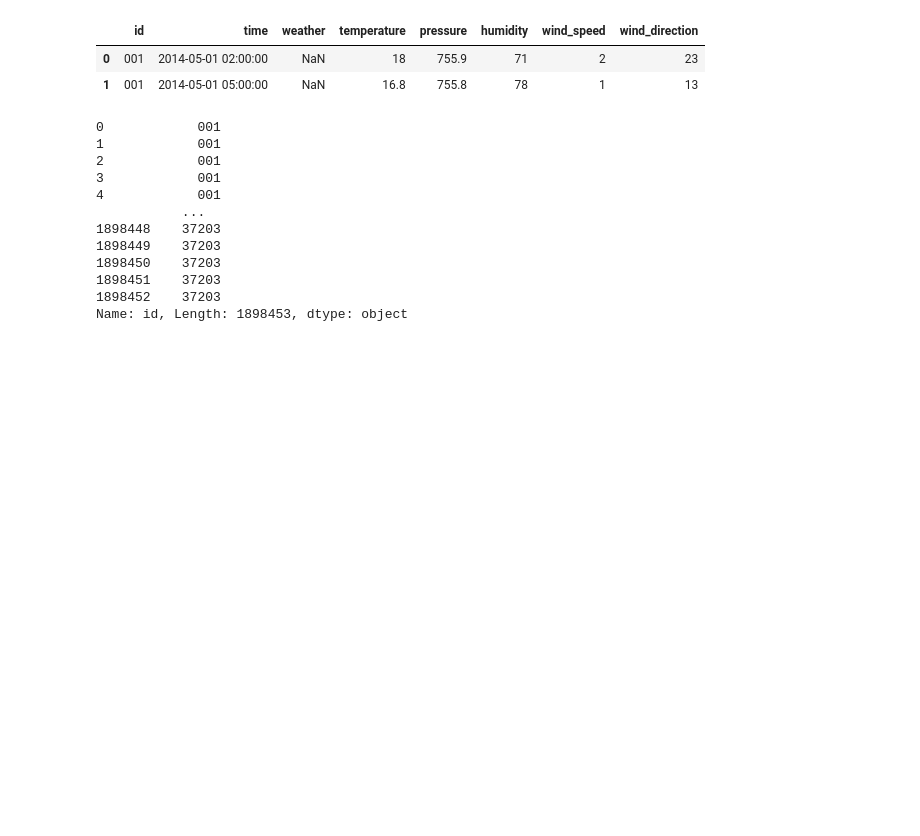
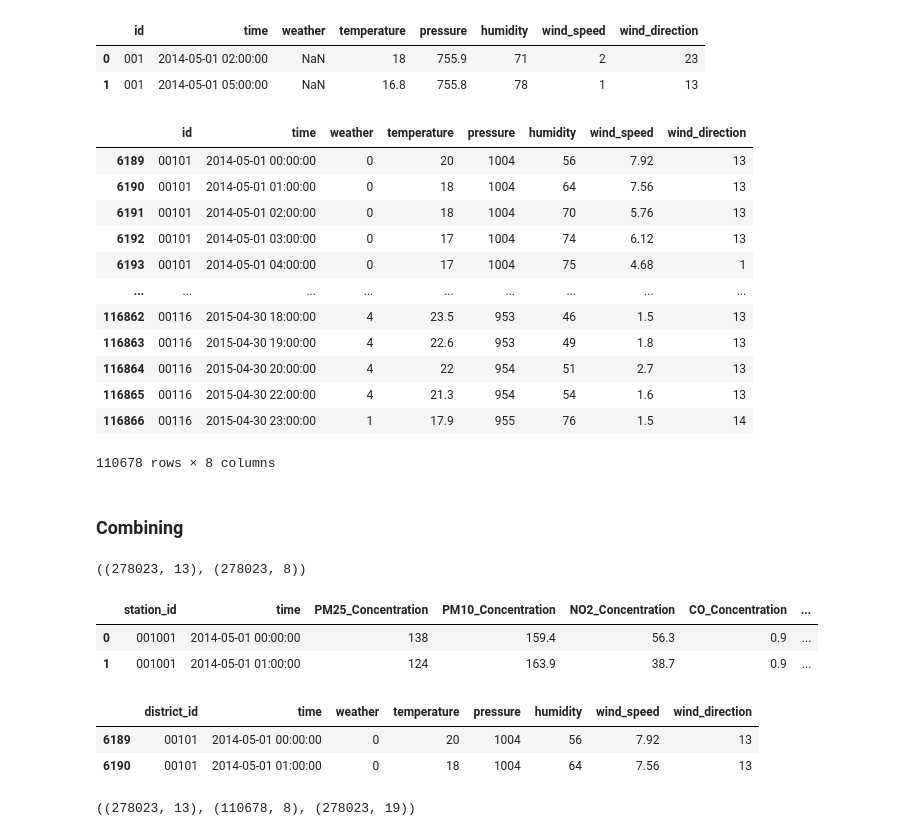
Before and after one commit to patel-zeel/AAAI22-old, a Jupyter notebook: preprocessing/combine_aq_met.ipynb, the cells around one changed output. Cells and saved outputs as stored; diff of their text form; code cells hidden in the pictures; blank space fills up the shorter version.

```diff
--- a/preprocessing/combine_aq_met.ipynb
+++ b/preprocessing/combine_aq_met.ipynb
@@ -79,18 +79,45 @@ met_data.head(2)
 |  | id | time | weather | temperature | pressure | humidity | wind_speed | wind_direction |
 | 0 | 001 | 2014-05-01 02:00:00 | NaN | 18 | 755.9 | 71 | 2 | 23 |
 | 1 | 001 | 2014-05-01 05:00:00 | NaN | 16.8 | 755.8 | 78 | 1 | 13 |
-# %%
-beijing_met = met_data.
-# %% [output]
-0            001
-1            001
-2            001
-3            001
-4            001
-           ...
-1898448    37203
-1898449    37203
-1898450    37203
-1898451    37203
-1898452    37203
-Name: id, Length: 1898453, dtype: object
+# %%
+beijing_met = met_data[met_data.id.isin(beijing_districts)]
+beijing_met
+# %% [output]
+|  | id | time | weather | temperature | pressure | humidity | wind_speed | wind_direction |
+| 6189 | 00101 | 2014-05-01 00:00:00 | 0 | 20 | 1004 | 56 | 7.92 | 13 |
+| 6190 | 00101 | 2014-05-01 01:00:00 | 0 | 18 | 1004 | 64 | 7.56 | 13 |
+| 6191 | 00101 | 2014-05-01 02:00:00 | 0 | 18 | 1004 | 70 | 5.76 | 13 |
+| 6192 | 00101 | 2014-05-01 03:00:00 | 0 | 17 | 1004 | 74 | 6.12 | 13 |
+| 6193 | 00101 | 2014-05-01 04:00:00 | 0 | 17 | 1004 | 75 | 4.68 | 1 |
+| ... | ... | ... | ... | ... | ... | ... | ... | ... |
+| 116862 | 00116 | 2015-04-30 18:00:00 | 4 | 23.5 | 953 | 46 | 1.5 | 13 |
+| 116863 | 00116 | 2015-04-30 19:00:00 | 4 | 22.6 | 953 | 49 | 1.8 | 13 |
+| 116864 | 00116 | 2015-04-30 20:00:00 | 4 | 22 | 954 | 51 | 2.7 | 13 |
+| 116865 | 00116 | 2015-04-30 22:00:00 | 4 | 21.3 | 954 | 54 | 1.6 | 13 |
+| 116866 | 00116 | 2015-04-30 23:00:00 | 1 | 17.9 | 955 | 76 | 1.5 | 14 |
+110678 rows × 8 columns
+# %% [markdown]
+### Combining
+# %%
+beijing_aq_with_dist = pd.merge(beijing_aq, beijing_stations, )
+beijing_aq_with_dist.shape, beijing_aq.shape
+# %% [output]
+((278023, 13), (278023, 8))
+# %%
+beijing_aq_with_dist.head(2)
+# %% [output]
+|  | station_id | time | PM25_Concentration | PM10_Concentration | NO2_Concentration | CO_Concentration | ... |
+| 0 | 001001 | 2014-05-01 00:00:00 | 138 | 159.4 | 56.3 | 0.9 | ... |
+| 1 | 001001 | 2014-05-01 01:00:00 | 124 | 163.9 | 38.7 | 0.9 | ... |
+# %%
+beijing_met = beijing_met.rename(columns={'id': 'district_id'})
+beijing_met.head(2)
+# %% [output]
+|  | district_id | time | weather | temperature | pressure | humidity | wind_speed | wind_direction |
+| 6189 | 00101 | 2014-05-01 00:00:00 | 0 | 20 | 1004 | 56 | 7.92 | 13 |
+| 6190 | 00101 | 2014-05-01 01:00:00 | 0 | 18 | 1004 | 64 | 7.56 | 13 |
+# %%
+beijing_aq_plus_met = pd.merge(beijing_aq_with_dist, beijing_met, on=['district_id', 'time'], how='left')
+beijing_aq_with_dist.shape, beijing_met.shape, beijing_aq_plus_met.shape
+# %% [output]
+((278023, 13), (110678, 8), (278023, 19))
```
Also changed, not shown: parts of 1 cell of this notebook.
